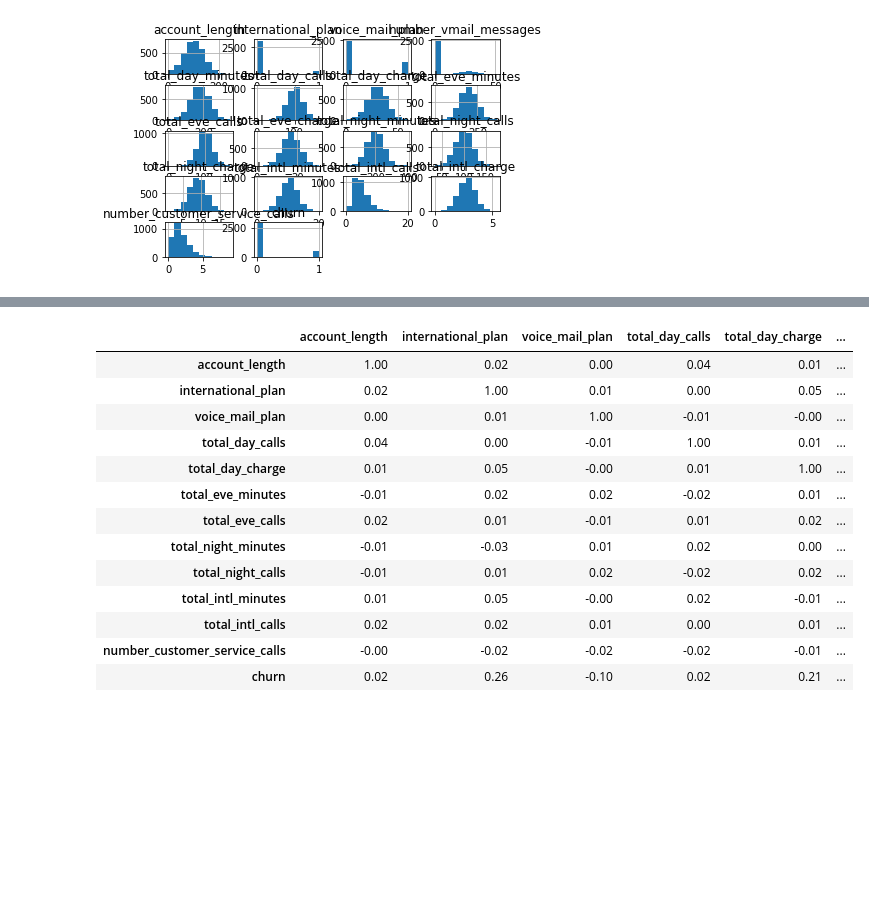
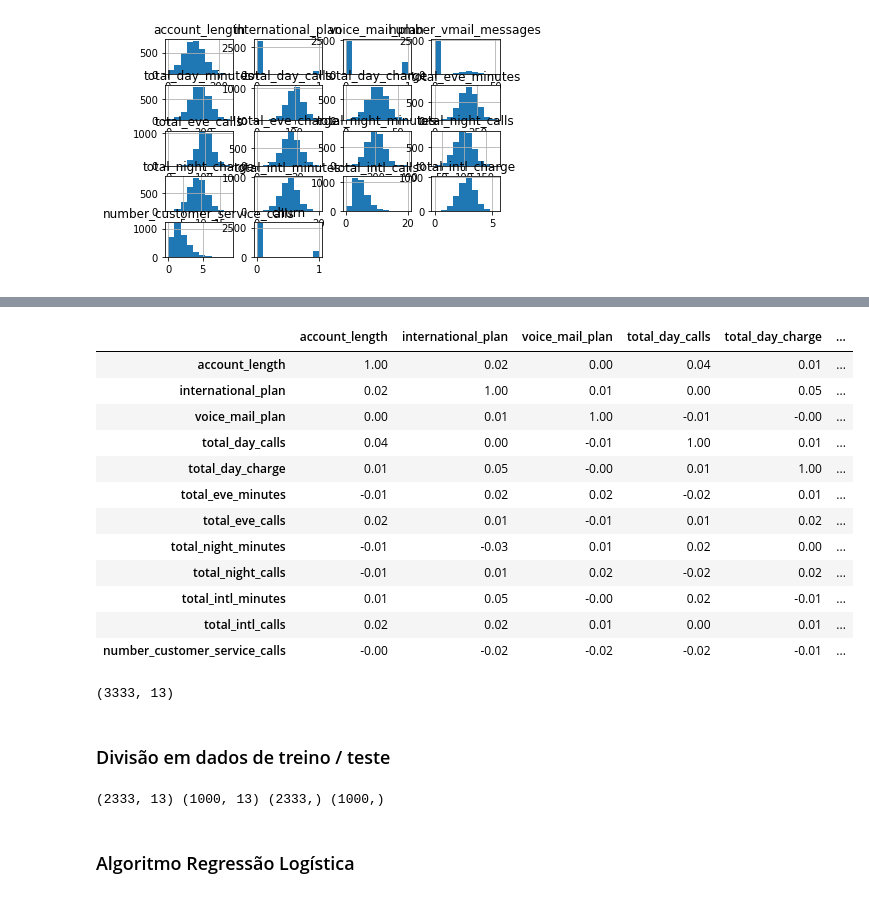
Before and after one commit to GilbertoBarbosa/customer-churn, a Jupyter notebook: customerChurn.ipynb, the cells around one changed output, grey strips where cells are left out. Cells and saved outputs as stored; diff of their text form; code cells hidden in the pictures; blank space fills up the shorter version.

Commit message:
Separação em dados de treinamento e teste

```diff
--- a/customerChurn.ipynb
+++ b/customerChurn.ipynb
@@ -121,0 +146,3 @@ dtype: int64
+# %%
+# Variáveis de Entrada
+X = df.drop('churn', axis = 1)
@@ -145,23 +175,29 @@ corr.style.background_gradient(cmap='coolwarm').set_precision(2)
 excluir_colunas = ['number_vmail_messages','total_day_minutes','total_eve_charge',
                    'total_night_charge','total_intl_charge']
 
-X = df.drop(excluir_colunas, axis = 1, inplace = True)
+X.drop(excluir_colunas, axis = 1, inplace = True)
 # %%
 # Verificando a correlação após a exclusão das colunas
-corr = df.corr()
+corr = X.corr()
 corr.style.background_gradient(cmap='coolwarm').set_precision(2)
 # %% [output]
 |  | account_length | international_plan | voice_mail_plan | total_day_calls | total_day_charge | ... |
 | account_length | 1.00 | 0.02 | 0.00 | 0.04 | 0.01 | ... |
 | international_plan | 0.02 | 1.00 | 0.01 | 0.00 | 0.05 | ... |
 | voice_mail_plan | 0.00 | 0.01 | 1.00 | -0.01 | -0.00 | ... |
 | total_day_calls | 0.04 | 0.00 | -0.01 | 1.00 | 0.01 | ... |
 | total_day_charge | 0.01 | 0.05 | -0.00 | 0.01 | 1.00 | ... |
 | total_eve_minutes | -0.01 | 0.02 | 0.02 | -0.02 | 0.01 | ... |
 | total_eve_calls | 0.02 | 0.01 | -0.01 | 0.01 | 0.02 | ... |
 | total_night_minutes | -0.01 | -0.03 | 0.01 | 0.02 | 0.00 | ... |
 | total_night_calls | -0.01 | 0.01 | 0.02 | -0.02 | 0.02 | ... |
 | total_intl_minutes | 0.01 | 0.05 | -0.00 | 0.02 | -0.01 | ... |
 | total_intl_calls | 0.02 | 0.02 | 0.01 | 0.00 | 0.01 | ... |
 | number_customer_service_calls | -0.00 | -0.02 | -0.02 | -0.02 | -0.01 | ... |
-| churn | 0.02 | 0.26 | -0.10 | 0.02 | 0.21 | ... |
+# %%
+# Shape dos dados após seleção das variáveis
+X.shape
+# %% [output]
+(3333, 13)
+# %% [markdown]
+### Divisão em dados de treino / teste
@@ -167,0 +211,7 @@ corr.style.background_gradient(cmap='coolwarm').set_precision(2)
+# %%
+# Resultado da divisão dos dados
+print(X_treino.shape, X_teste.shape, y_treino.shape, y_teste.shape)
+# %% [output]
+(2333, 13) (1000, 13) (2333,) (1000,)
+# %% [markdown]
+### Algoritmo Regressão Logística
```
Also changed, not shown: parts of 24 cells of this notebook.
